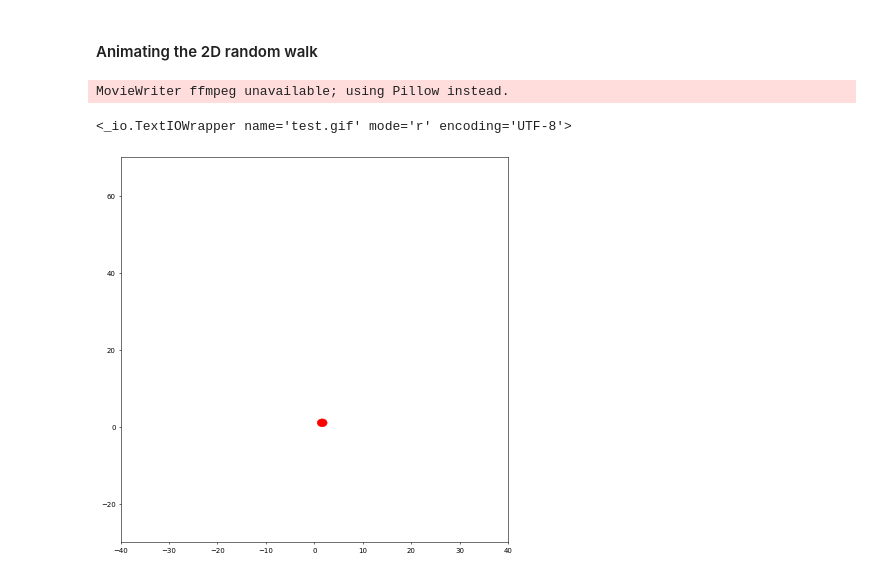
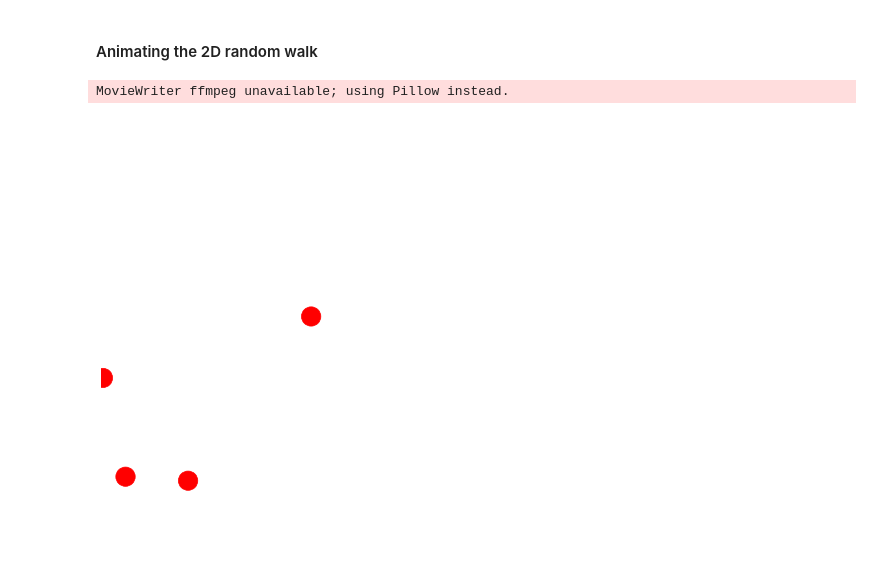
Before and after one commit to sophia-liao/DiffusionExercises, a Jupyter notebook: DiffusionExercise.ipynb, the cells around one changed output. Drawn from its saved outputs; the diff is of its cells as text; code cells hidden in the pictures; blank space fills up the shorter version.

```diff
--- a/DiffusionExercise.ipynb
+++ b/DiffusionExercise.ipynb
@@ -2,3 +2,6 @@
 ## 1D Diffusion exercise
 # %% [markdown]
 #### Import Statements
+# %%
+x=11
+print((x+10) % 20-10)
@@ -151,32 +169,31 @@ plt.plot(go(1000))
 # %%
 from matplotlib.animation import FuncAnimation
 import matplotlib.patches as mpatches
 import matplotlib.pyplot as plt
 import numpy as np
 import random
 
 #create our figure for the animation
 fig, ax = plt.subplots()
 fig.set_size_inches(10,10)
 fig.set_dpi(50)
 
 def animate(i):
 
     ax.clear()
 
-    x_pos = x[i]
-    y_pos = y[i]
+    for j in range(nparticles):
 
-    Drawing_colored_circle = plt.Circle((x_pos,y_pos),1,color='red')
-    ax.add_artist( Drawing_colored_circle)
+        Drawing_colored_circle = plt.Circle((positions[j][0][i],positions[j][1][i]),0.5,color='red')
+        ax.add_artist( Drawing_colored_circle)
 
-    plt.xlim([-40,40])
-    plt.ylim([-30,70])
+    plt.xlim([-10,10])
+    plt.ylim([-10,10])
+    plt.axis('off')
 
 ani = FuncAnimation(fig,animate,frames=100,interval=1,repeat=False)
 
-ani.save('test.gif')
+ani.save('2D.gif')
 # %% [output]
 MovieWriter ffmpeg unavailable; using Pillow instead.
-<_io.TextIOWrapper name='test.gif' mode='r' encoding='UTF-8'>
-[figure, old version]
+[figure, new version]
```
Also changed, not shown: parts of 8 cells of this notebook.
